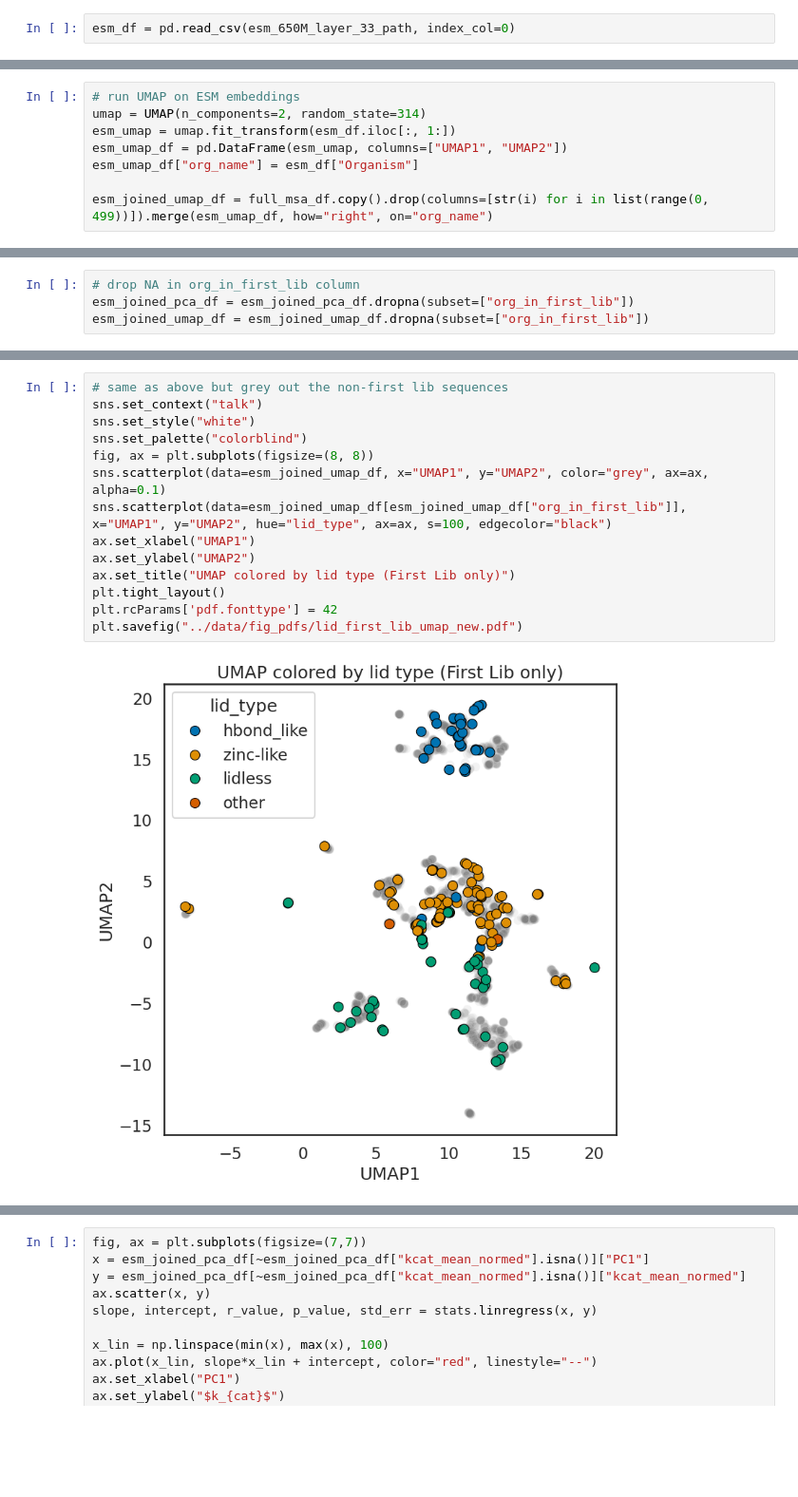
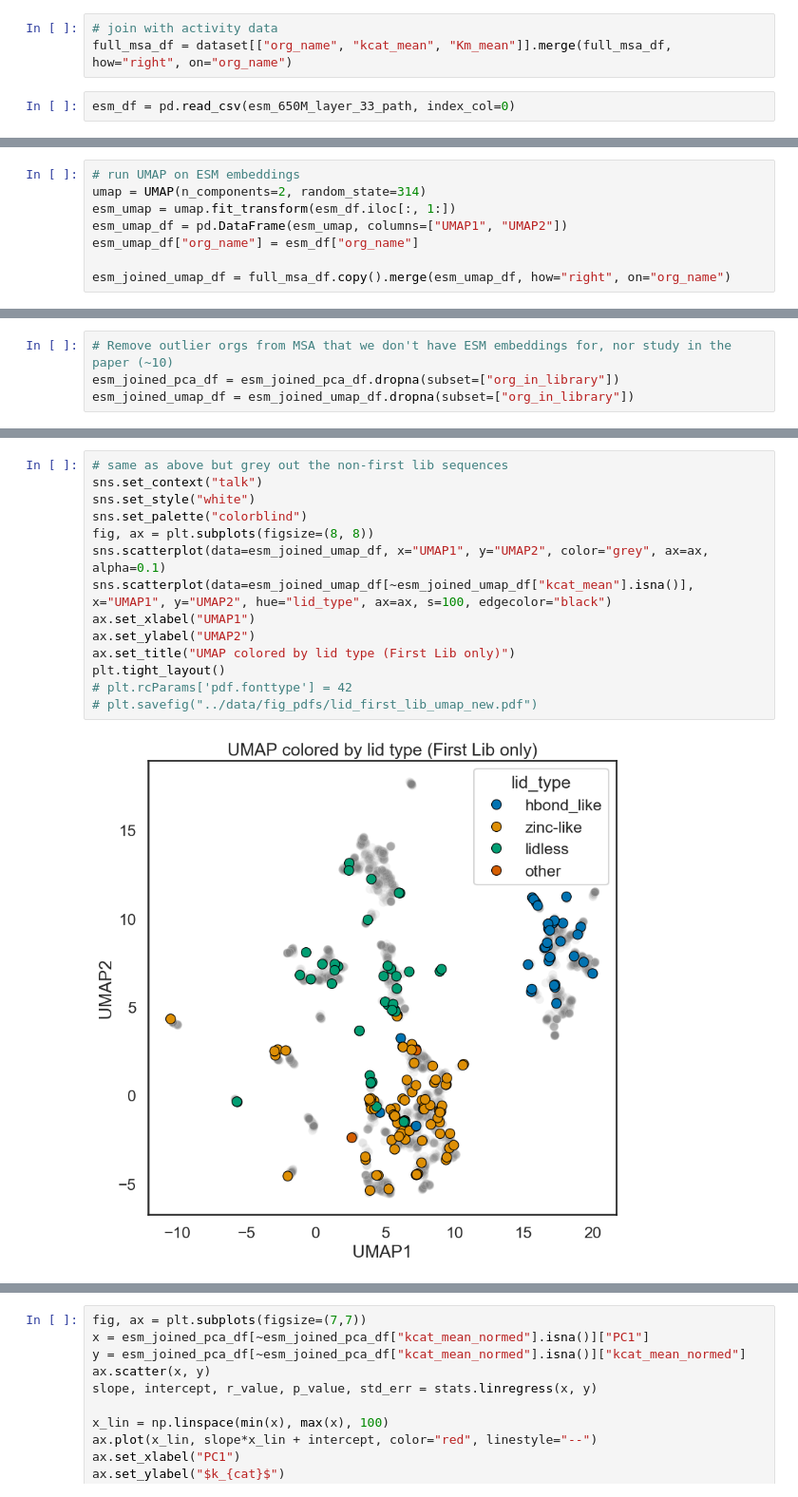
Before and after one commit to pinneylab/adk_evolutionary_landscape, a Jupyter notebook: figures/fig7.ipynb, the cells around one changed output, grey strips where cells are left out. Shown at 95% size. Drawn from its saved outputs; the diff is of its cells as text; blank space fills up the shorter version.

```diff
--- a/figures/fig7.ipynb
+++ b/figures/fig7.ipynb
@@ -52,2 +44,5 @@ full_msa_df
+# %%
+# join with activity data
+full_msa_df = dataset[["org_name", "kcat_mean", "Km_mean"]].merge(full_msa_df, how="right", on="org_name")
 # %%
 esm_df = pd.read_csv(esm_650M_layer_33_path, index_col=0)
@@ -80,6 +62,6 @@ esm_joined_pca_df
 umap = UMAP(n_components=2, random_state=314)
 esm_umap = umap.fit_transform(esm_df.iloc[:, 1:])
 esm_umap_df = pd.DataFrame(esm_umap, columns=["UMAP1", "UMAP2"])
-esm_umap_df["org_name"] = esm_df["Organism"]
+esm_umap_df["org_name"] = esm_df["org_name"]
 
-esm_joined_umap_df = full_msa_df.copy().drop(columns=[str(i) for i in list(range(0, 499))]).merge(esm_umap_df, how="right", on="org_name")
+esm_joined_umap_df = full_msa_df.copy().merge(esm_umap_df, how="right", on="org_name")
@@ -89,4 +68,4 @@ ___
-# %%
-# drop NA in org_in_first_lib column
-esm_joined_pca_df = esm_joined_pca_df.dropna(subset=["org_in_first_lib"])
-esm_joined_umap_df = esm_joined_umap_df.dropna(subset=["org_in_first_lib"])
+# %%
+# Remove outlier orgs from MSA that we don't have ESM embeddings for, nor study in the paper (~10)
+esm_joined_pca_df = esm_joined_pca_df.dropna(subset=["org_in_library"])
+esm_joined_umap_df = esm_joined_umap_df.dropna(subset=["org_in_library"])
@@ -93,16 +76,16 @@ esm_joined_umap_df = esm_joined_umap_df.dropna(subset=["org_in_first_lib"])
 # %%
 # same as above but grey out the non-first lib sequences
 sns.set_context("talk")
 sns.set_style("white")
 sns.set_palette("colorblind")
 fig, ax = plt.subplots(figsize=(8, 8))
 sns.scatterplot(data=esm_joined_umap_df, x="UMAP1", y="UMAP2", color="grey", ax=ax, alpha=0.1)
-sns.scatterplot(data=esm_joined_umap_df[esm_joined_umap_df["org_in_first_lib"]], x="UMAP1", y="UMAP2", hue="lid_type", ax=ax, s=100, edgecolor="black")
+sns.scatterplot(data=esm_joined_umap_df[~esm_joined_umap_df["kcat_mean"].isna()], x="UMAP1", y="UMAP2", hue="lid_type", ax=ax, s=100, edgecolor="black")
 ax.set_xlabel("UMAP1")
 ax.set_ylabel("UMAP2")
 ax.set_title("UMAP colored by lid type (First Lib only)")
 plt.tight_layout()
-plt.rcParams['pdf.fonttype'] = 42
-plt.savefig("../data/fig_pdfs/lid_first_lib_umap_new.pdf")
+# plt.rcParams['pdf.fonttype'] = 42
+# plt.savefig("../data/fig_pdfs/lid_first_lib_umap_new.pdf")
 # %% [output]
-[figure, old version]
+[figure, new version]
```
Also changed, not shown: parts of 28 cells of this notebook, 16 other files.
